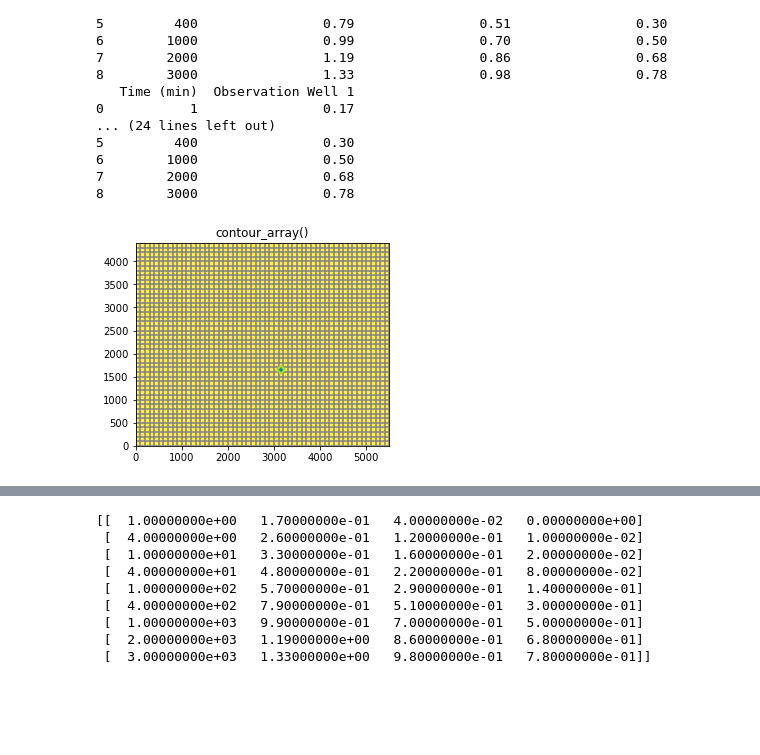
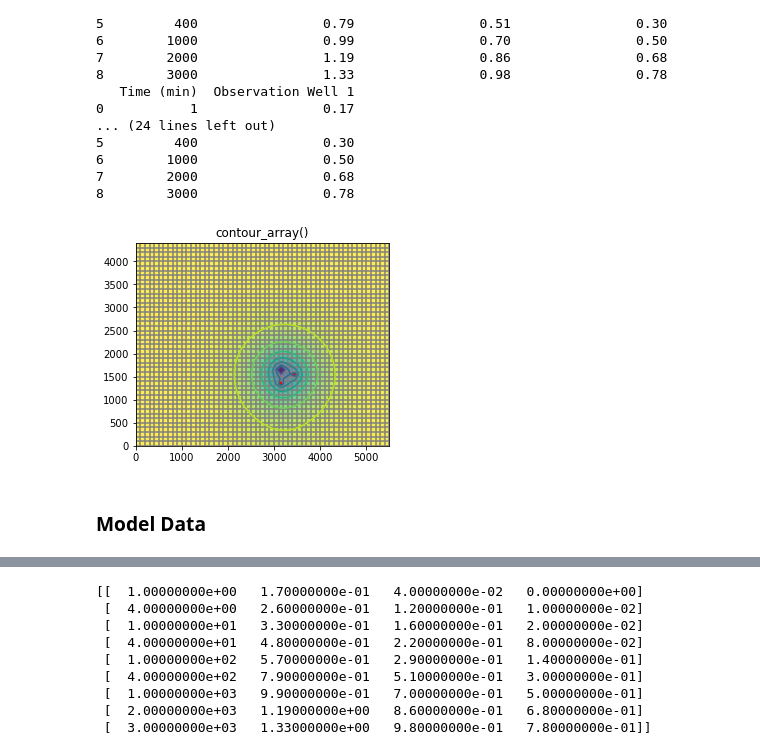
Before and after one commit to jordw22/modflow_epa, a Jupyter notebook: Notebooks/Problem 19 - Application of a Groundwater Flow Model to a Water Supply Problem.ipynb, the cells around one changed output, grey strips where cells are left out. Drawn from its saved outputs; the diff is of its cells as text; code cells hidden in the pictures; blank space fills up the shorter version.

```diff
--- a/Notebooks/Problem 19 - Application of a Groundwater Flow Model to a Water Supply Problem.ipynb
+++ b/Notebooks/Problem 19 - Application of a Groundwater Flow Model to a Water Supply Problem.ipynb
@@ -185,21 +193,24 @@ print(well3)
 # %%
 fname = os.path.join(modelname, 'p19.cbc')
 head = headobj.get_data(totim=times[-1])
 levels = np.linspace(head.min(), head.max(), 10)
 
 fig = plt.figure(figsize=(10, 10))
 
 #plot_array
 ax = fig.add_subplot(1, 2, 1, aspect='equal')
 ax.set_title('contour_array()')
 modelmap = flopy.plot.ModelMap(model=mf)
 quadmesh = modelmap.plot_ibound()
 quadmesh = modelmap.plot_array(head, masked_values=[999.], alpha=0.5)
 modelmap.plot_bc("WEL")
+modelmap.plot_bc("RIV", color='m')
 linecollection = modelmap.plot_grid()
 contour_set = modelmap.contour_array(head, masked_values=[999.], levels=levels)
 # %% [output]
-[figure, old version]
+[figure, new version]
+# %% [markdown]
+### Model Data
 # %%
 # *remember you have to subtract 1 from the original numbers for python*
 #well 1 (28, 32)
```
Also changed, not shown: parts of 18 cells of this notebook.
